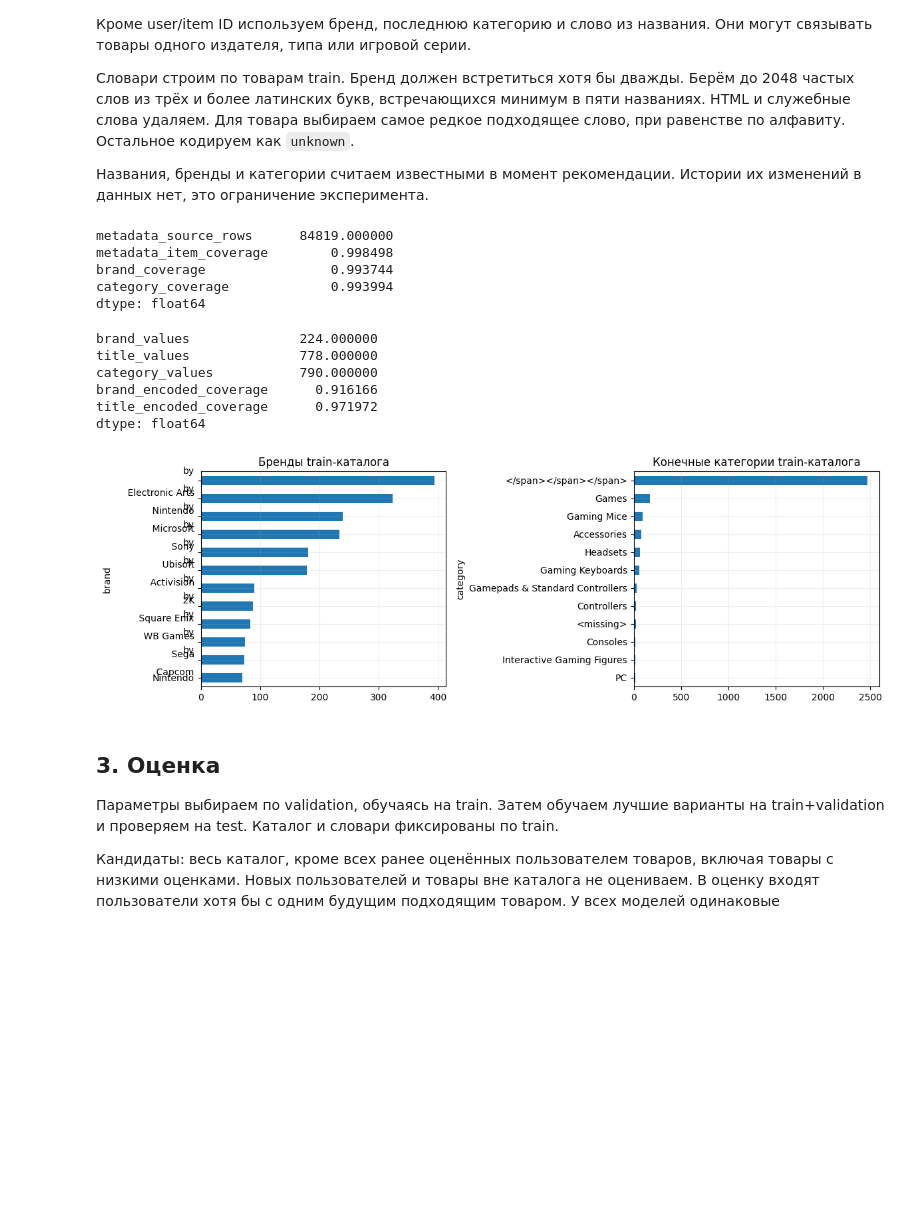
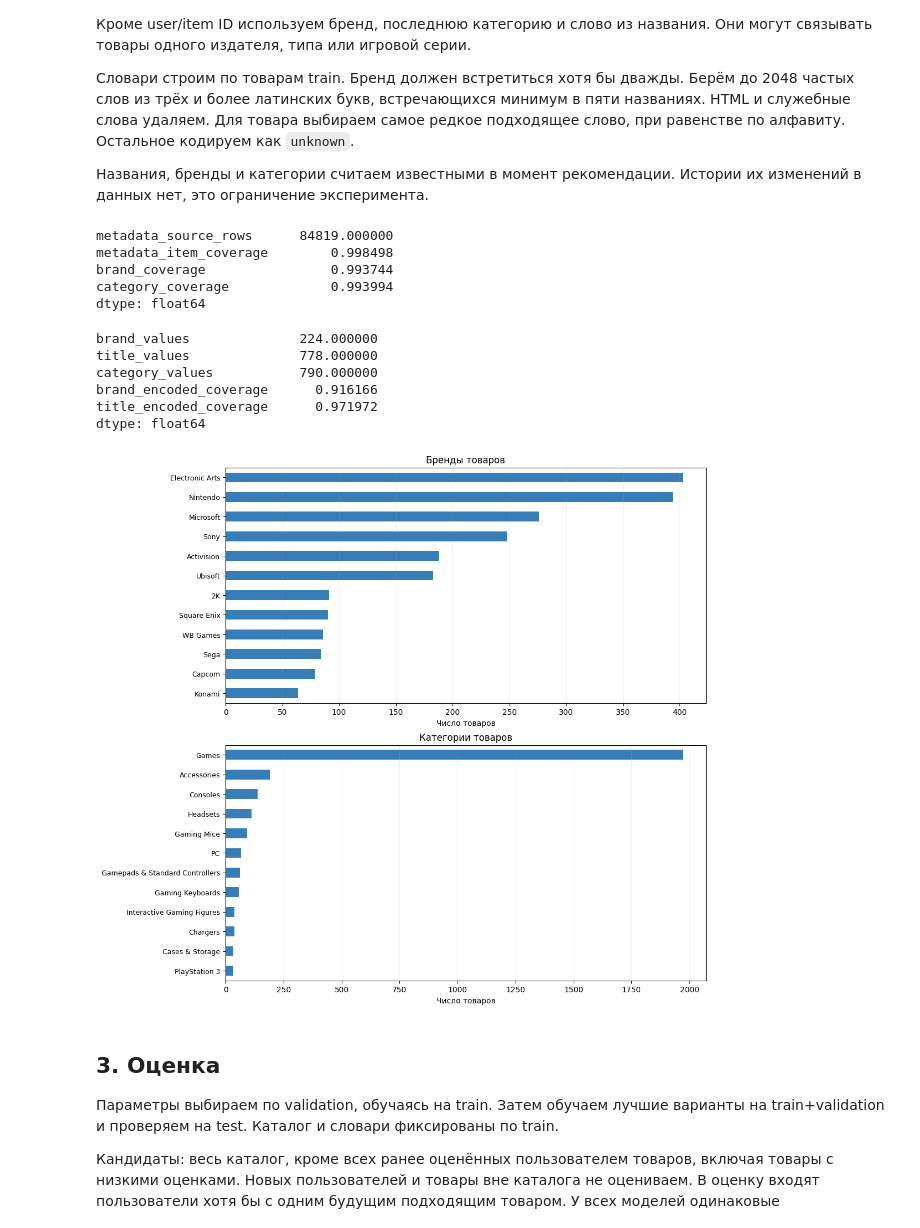
Before and after one commit to alena-sum/recsys-homework, a Jupyter notebook: hw1/experiments.ipynb, the cells around one changed output. Cells and saved outputs as stored; diff of their text form; code cells hidden in the pictures; blank space fills up the shorter version.

Commit message:
Apply notebook edits and fix metadata chart labels

```diff
--- a/hw1/experiments.ipynb
+++ b/hw1/experiments.ipynb
@@ -144,25 +141,52 @@ plt.tight_layout(); plt.show()
 Названия, бренды и категории считаем известными в момент рекомендации.
 Истории их изменений в данных нет, это ограничение эксперимента.
 # %%
+from textwrap import fill
+from html import unescape
+import re
+import unicodedata
+
 display(pd.Series({k:report[k] for k in ['metadata_source_rows','metadata_item_coverage','brand_coverage','category_coverage']}))
 display(pd.Series(report['features']))
-fig, axes = plt.subplots(1,2,figsize=(12,4))
-meta.brand.fillna('<missing>').value_counts().head(12).sort_values().plot.barh(ax=axes[0],title='Бренды train-каталога')
-meta.category.map(lambda x:x[-1] if isinstance(x,list) and x else '<missing>').value_counts().head(12).sort_values().plot.barh(ax=axes[1],title='Конечные категории train-каталога')
-plt.tight_layout(); plt.show()
+
+def clean_label(value):
+    text = unescape(re.sub(r'<[^>]*>', ' ', str(value)))
+    text = ''.join(char for char in text if unicodedata.category(char) != 'Cf')
+    return ' '.join(text.split())
+
+def last_category(values):
+    if not isinstance(values, list):
+        return 'Не указана'
+    labels = [clean_label(value) for value in values]
+    labels = [value for value in labels if value]
+    return labels[-1] if labels else 'Не указана'
+
+brands = meta.brand.fillna('').map(clean_label)
+brands = brands.str.replace(r'^by\s+', '', case=False, regex=True).replace('', 'Не указан')
+categories = meta.category.map(last_category)
+
+fig, axes = plt.subplots(2, 1, figsize=(11, 10), layout='constrained')
+for ax, values, title in zip(axes, [brands, categories], ['Бренды товаров', 'Категории товаров']):
+    counts = values.value_counts().head(12).sort_values()
+    counts.index = counts.index.map(lambda value: fill(value, width=38))
+    counts.plot.barh(ax=ax, color='#377eb8')
+    ax.set(title=title, xlabel='Число товаров', ylabel='')
+    ax.tick_params(axis='y', labelsize=9)
+    ax.grid(axis='y', visible=False)
+plt.show()
 # %% [output]
 metadata_source_rows      84819.000000
 metadata_item_coverage        0.998498
 brand_coverage                0.993744
 category_coverage             0.993994
 dtype: float64
 brand_values              224.000000
 title_values              778.000000
 category_values           790.000000
 brand_encoded_coverage      0.916166
 title_encoded_coverage      0.971972
 dtype: float64
-[figure, old version]
+[figure, new version]
 # %% [markdown]
 ## 3. Оценка
 
```
Also changed, not shown: parts of 1 cell of this notebook.
